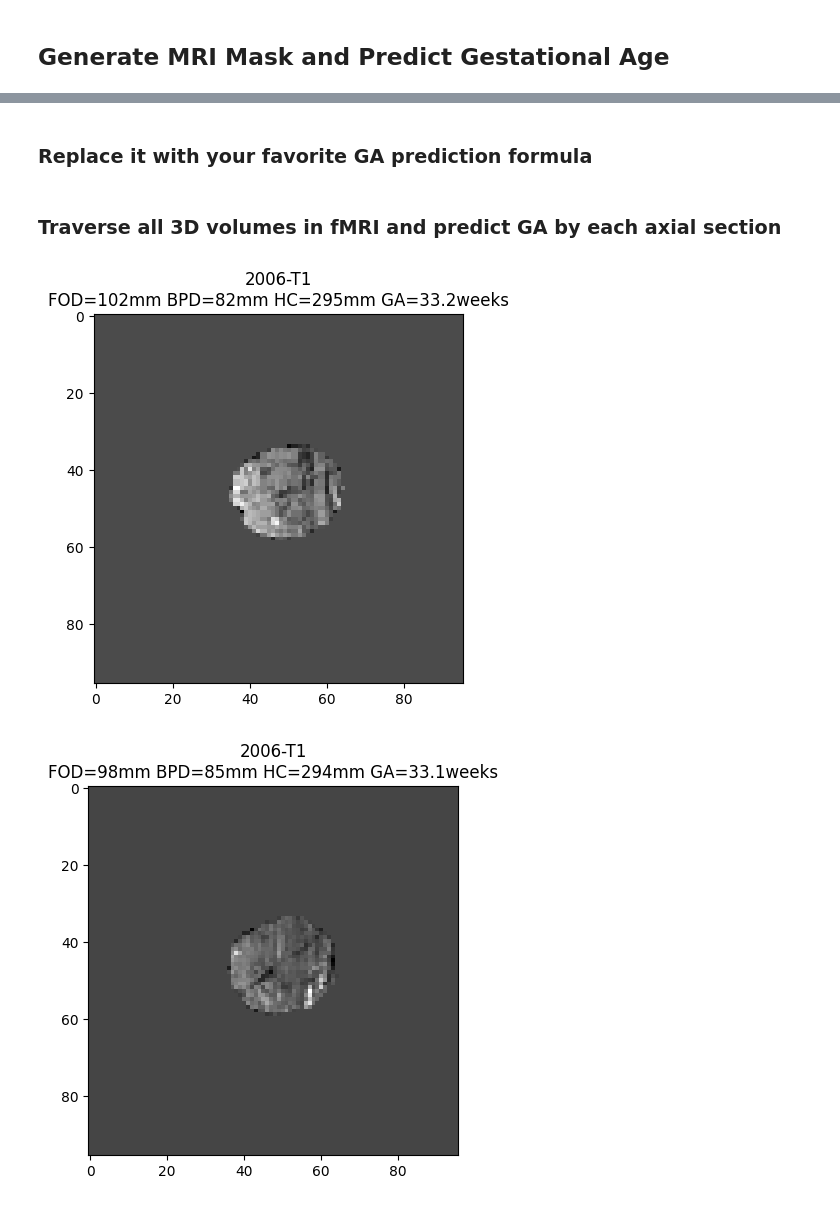
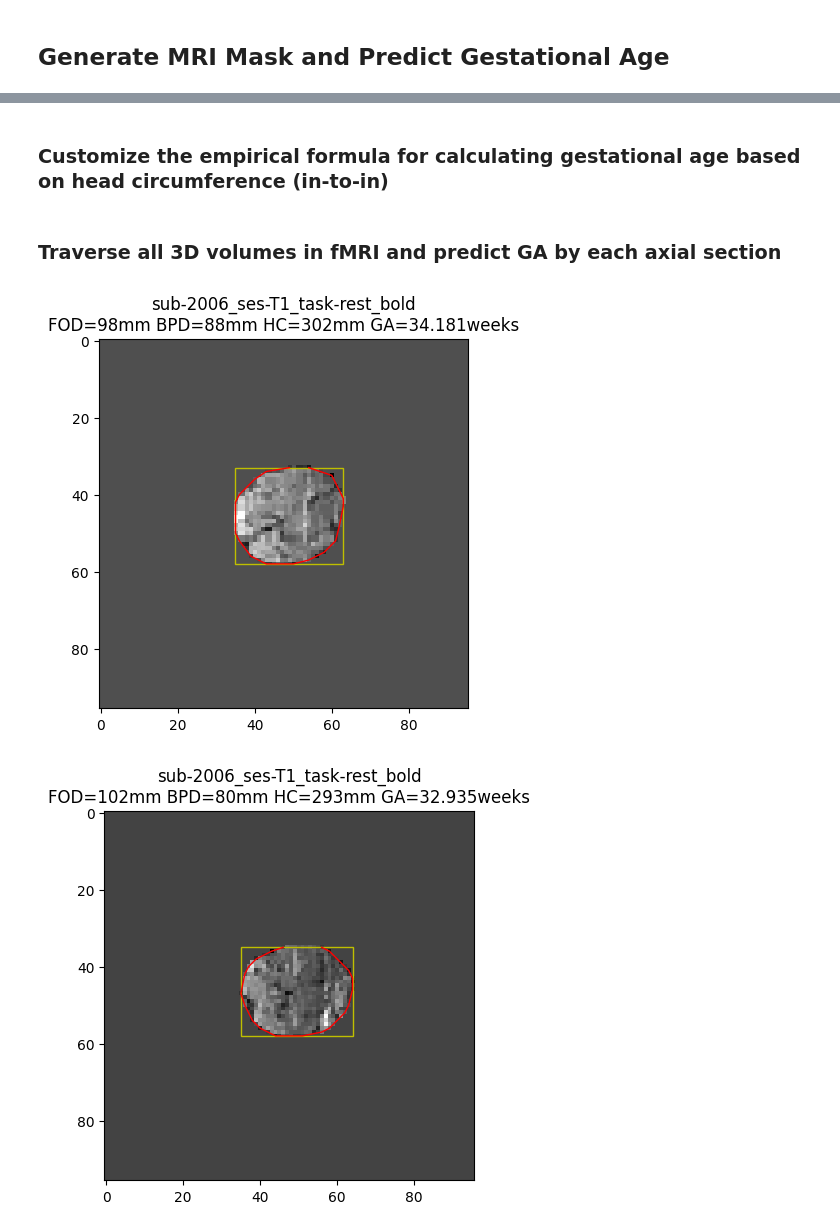
Before and after one commit to Achillesy/Fetal_Brain_GA_Prediction, a Jupyter notebook: fmri_ga_predict.ipynb, the cells around one changed output, grey strips where cells are left out. Cells and saved outputs as stored; diff of their text form; code cells hidden in the pictures.

```diff
--- a/fmri_ga_predict.ipynb
+++ b/fmri_ga_predict.ipynb
@@ -159,9 +204,23 @@ def get_GA_Coefficinet(mask_data):
   rect = cv2.minAreaRect(max_contour)
   fod = max(rect[1])
   bpd = min(rect[1])
-  return z_index, fod, bpd, perimeter
+
+  c_X = rect[0][0]
+  c_Y = rect[0][1]
+  H = rect[1][0]
+  W = rect[1][1]
+  V = min(H, W)
+  A = rect[2] - 90
+  R = np.sqrt(W*W + H*H) /2
+  alpha = np.arctan(W/H)
+  theta = A*np.pi/180
+  gamma = np.pi/2 - alpha + theta
+  X = c_X - R*np.cos(gamma)
+  Y = c_Y - R*np.sin(gamma)
+
+  return z_index, fod, bpd, perimeter, X, Y, W, H, A, hull
-# %% [markdown]
-### Replace it with your favorite GA prediction formula
+# %% [markdown]
+### Customize the empirical formula for calculating gestational age based on head circumference (in-to-in)
 # %%
 def get_GA_HC(hc):
     hc = (hc + 7) / 10
@@ -172,35 +231,40 @@ def get_GA_HC(hc):
 # %%
 import re
 import matplotlib.pyplot as plt
+from matplotlib.patches import Rectangle
 
 normal_list = []
 with torch.no_grad():
   for idx, test_data in enumerate(test_loader):
     ax_dict = {}
     test_inputs = test_data["image"].to(cfg.device)
     test_data["pred"] = sliding_window_inference(
       test_inputs, cfg.roi_size, cfg.sw_batch_size, model
     )
     test_data = [post_transforms(i) for i in decollate_batch(test_data)]
-    z_index, fod, bpd, perimeter = get_GA_Coefficinet(test_data[0]['pred'][0].cpu().numpy())
+    z_index, fod, bpd, perimeter, X, Y, W, H, A, hull = get_GA_Coefficinet(test_data[0]['pred'][0].cpu().numpy())
     fmri_name = os.path.basename(test_files[idx]['image'])
     pattern = r"_(\d+)\.nii\.gz"
     ax_dict['FileName'] = re.sub(pattern, '', fmri_name)
     ax_dict['pixdim'] = 3.5
     ax_dict['Slice'] = z_index
     ax_dict['FOD']  = round(ax_dict['pixdim'] * fod, 1)
     ax_dict['BPD']  = round(ax_dict['pixdim'] * bpd, 1)
     ax_dict['HC']  = round(ax_dict['pixdim'] * perimeter, 1)
     ax_dict['GA'] = get_GA_HC(ax_dict['HC'])
     normal_list.append(ax_dict)
 
     # Debug
-    # ax_image = test_data[0]['image'][0].cpu().numpy()[..., z_index]
-    # ax_mask =  test_data[0]['pred'][0].cpu().numpy()[..., z_index]
+    ax_image = test_data[0]['image'][0].cpu().numpy()[..., z_index]
+    ax_mask =  test_data[0]['pred'][0].cpu().numpy()[..., z_index]
 
-    # plt.imshow(ax_image * ax_mask, cmap="gray")
-    # plt.title(f"{ax_dict['FileName']}\nFOD={ax_dict['FOD']:.0f}mm BPD={ax_dict['BPD']:.0f}mm HC={ax_dict['HC']:.0f}mm GA={ax_dict['GA']:.1f}weeks")
-    # plt.show()
+    rect = Rectangle((X, Y), W, H, angle=A, edgecolor='y', facecolor='none')
+    fig, ax = plt.subplots()
+    ax.imshow(ax_image * ax_mask, cmap="gray")
+    ax.plot(hull[:,0,0], hull[:,0,1], 'r', linewidth=1)
+    ax.add_patch(rect)
+    ax.set_title(f"{ax_dict['FileName']}\nFOD={ax_dict['FOD']:.0f}mm BPD={ax_dict['BPD']:.0f}mm HC={ax_dict['HC']:.0f}mm GA={ax_dict['GA']:.3f}weeks")
+    plt.show()
 # %% [output]
-[figure, old version]
+[figure, new version]
-[figure, old version]
+[figure, new version]
```
Also changed, not shown: parts of 22 cells of this notebook.
